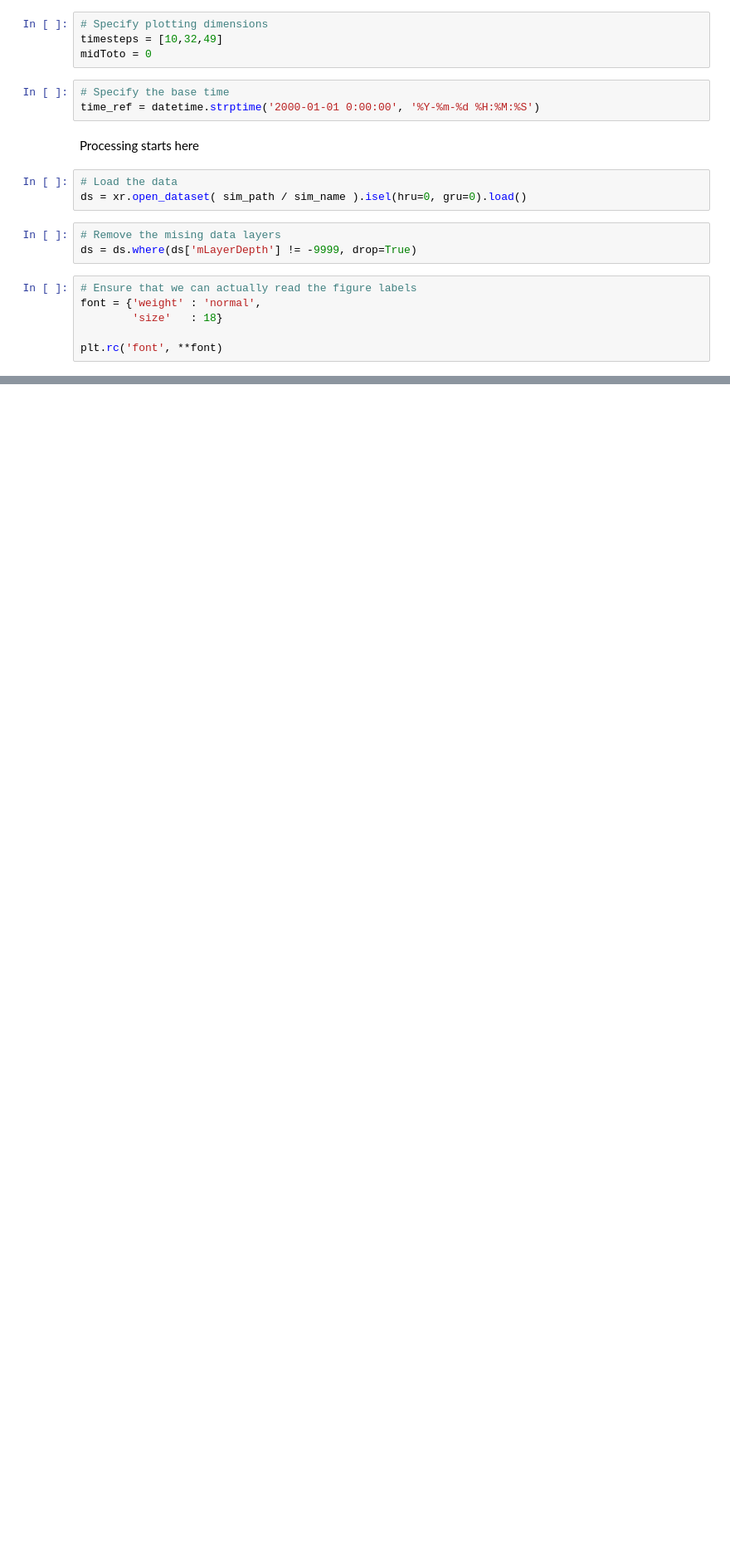
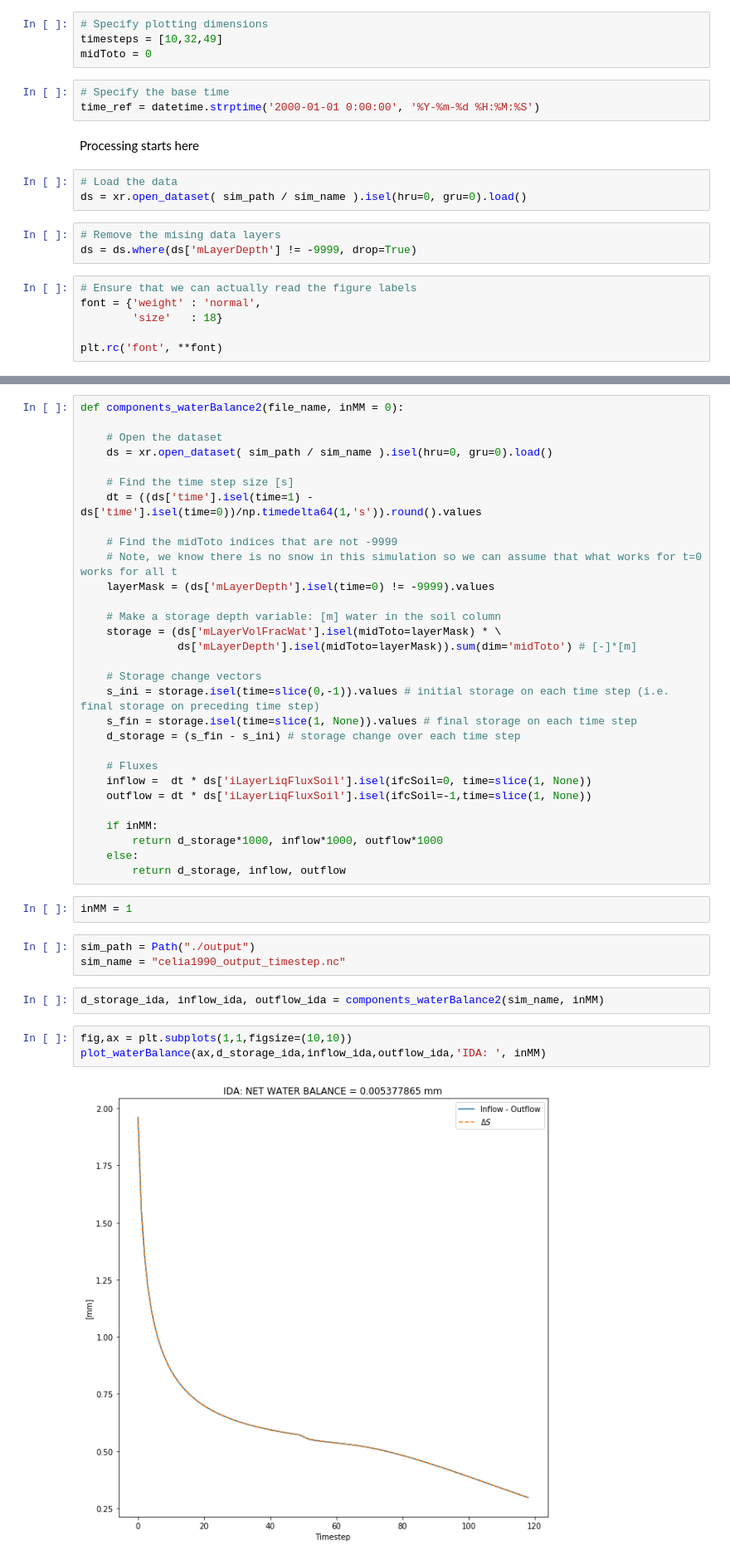
Before and after one commit to CH-Earth/laughTests, a Jupyter notebook: lt1_celia1990/plot_lt_celia1990.ipynb, the cells around one changed output, grey strips where cells are left out. Shown at 83% size. Saved outputs shown, nothing was run; the diff lists cells and outputs as text; blank space fills up the shorter version.

```diff
--- a/lt1_celia1990/plot_lt_celia1990.ipynb
+++ b/lt1_celia1990/plot_lt_celia1990.ipynb
@@ -85,0 +233,42 @@ plt.savefig('img/lt1_celia1990.png');
+# %%
+def components_waterBalance2(file_name, inMM = 0):
+
+    # Open the dataset
+    ds = xr.open_dataset( sim_path / sim_name ).isel(hru=0, gru=0).load()
+
+    # Find the time step size [s]
+    dt = ((ds['time'].isel(time=1) - ds['time'].isel(time=0))/np.timedelta64(1,'s')).round().values
+
+    # Find the midToto indices that are not -9999
+    # Note, we know there is no snow in this simulation so we can assume that what works for t=0 works for all t
+    layerMask = (ds['mLayerDepth'].isel(time=0) != -9999).values
+
+    # Make a storage depth variable: [m] water in the soil column
+    storage = (ds['mLayerVolFracWat'].isel(midToto=layerMask) * \
+               ds['mLayerDepth'].isel(midToto=layerMask)).sum(dim='midToto') # [-]*[m]
+
+    # Storage change vectors
+    s_ini = storage.isel(time=slice(0,-1)).values # initial storage on each time step (i.e. final storage on preceding time step)
+    s_fin = storage.isel(time=slice(1, None)).values # final storage on each time step
+    d_storage = (s_fin - s_ini) # storage change over each time step
+
+    # Fluxes
+    inflow =  dt * ds['iLayerLiqFluxSoil'].isel(ifcSoil=0, time=slice(1, None))
+    outflow = dt * ds['iLayerLiqFluxSoil'].isel(ifcSoil=-1,time=slice(1, None))
+
+    if inMM:
+        return d_storage*1000, inflow*1000, outflow*1000
+    else:
+        return d_storage, inflow, outflow
+# %%
+inMM = 1
+# %%
+sim_path = Path("./output")
+sim_name = "celia1990_output_timestep.nc"
+# %%
+d_storage_ida, inflow_ida, outflow_ida = components_waterBalance2(sim_name, inMM)
+# %%
+fig,ax = plt.subplots(1,1,figsize=(10,10))
+plot_waterBalance(ax,d_storage_ida,inflow_ida,outflow_ida,'IDA: ', inMM)
+# %% [output]
+[figure, added]
```
Also changed, not shown: parts of 20 cells of this notebook, 3 other files.
